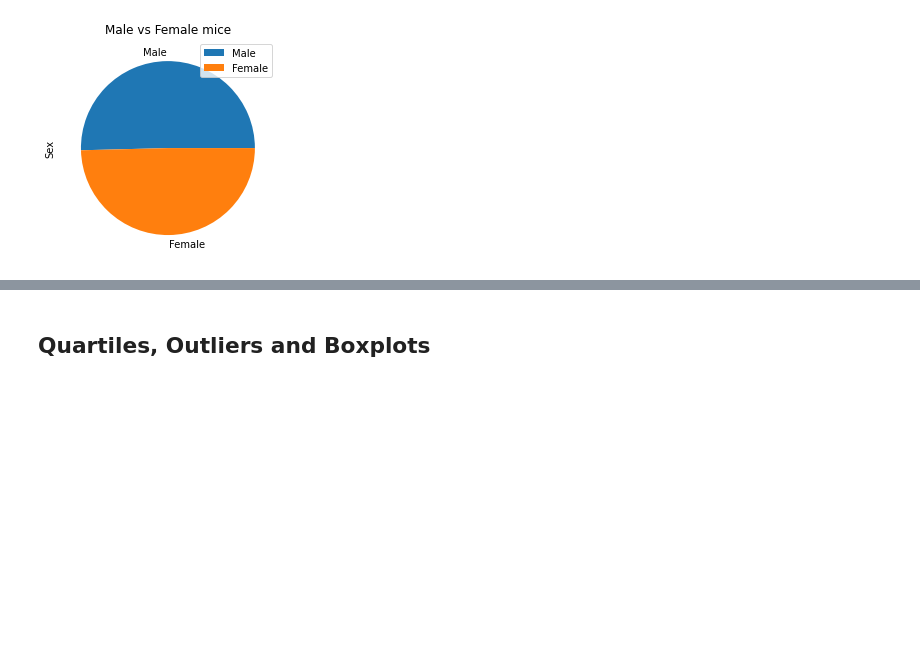
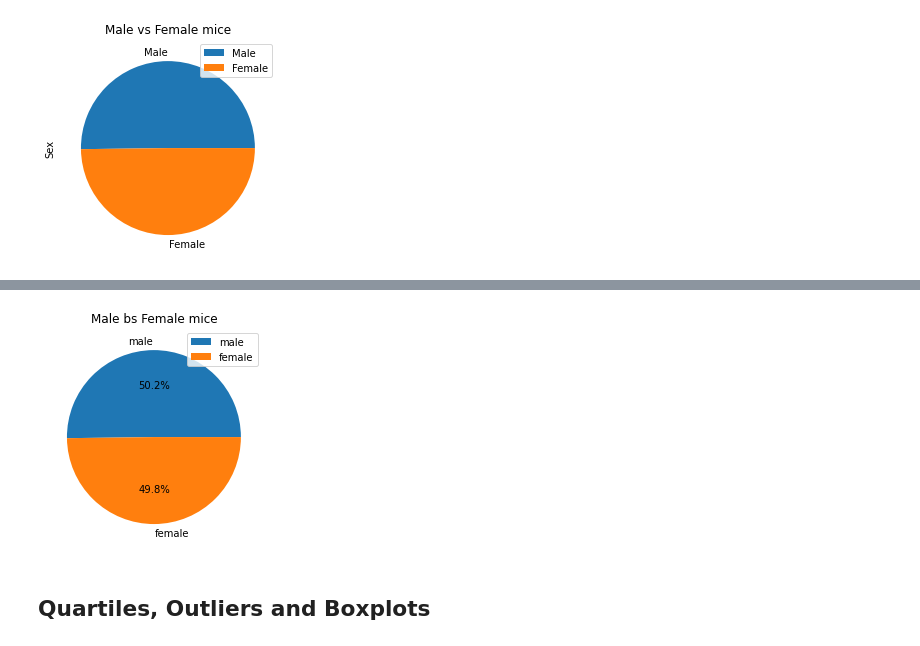
Before and after one commit to ItsGreyedOut/Matplotlib-Challenge, a Jupyter notebook: Pymaceuticals/pymaceuticals_starter.ipynb, the cells around one changed output, grey strips where cells are left out. Saved outputs shown, nothing was run; the diff lists cells and outputs as text; code cells hidden in the pictures; blank space fills up the shorter version.

```diff
--- a/Pymaceuticals/pymaceuticals_starter.ipynb
+++ b/Pymaceuticals/pymaceuticals_starter.ipynb
@@ -193,7 +220,7 @@ sizes = male_vs_female
 
 fig1,ax1 = plt.subplots()
 plt.title("Male bs Female mice")
-ax1.pie(sizes, labels=labels, autopct=''%1.1f%%)
+ax1.pie(sizes, labels=labels, autopct='%1.1f%%')
 plt.legend()
 plt.show()
 # %% [output]
@@ -201,3 +227,4 @@ SyntaxError: invalid syntax (<ipython-input-36-ef037f37bd10>, line 7)
+[figure, added]
 # %% [markdown]
 ## Quartiles, Outliers and Boxplots
 # %%
```
Also changed, not shown: parts of 18 cells of this notebook.
